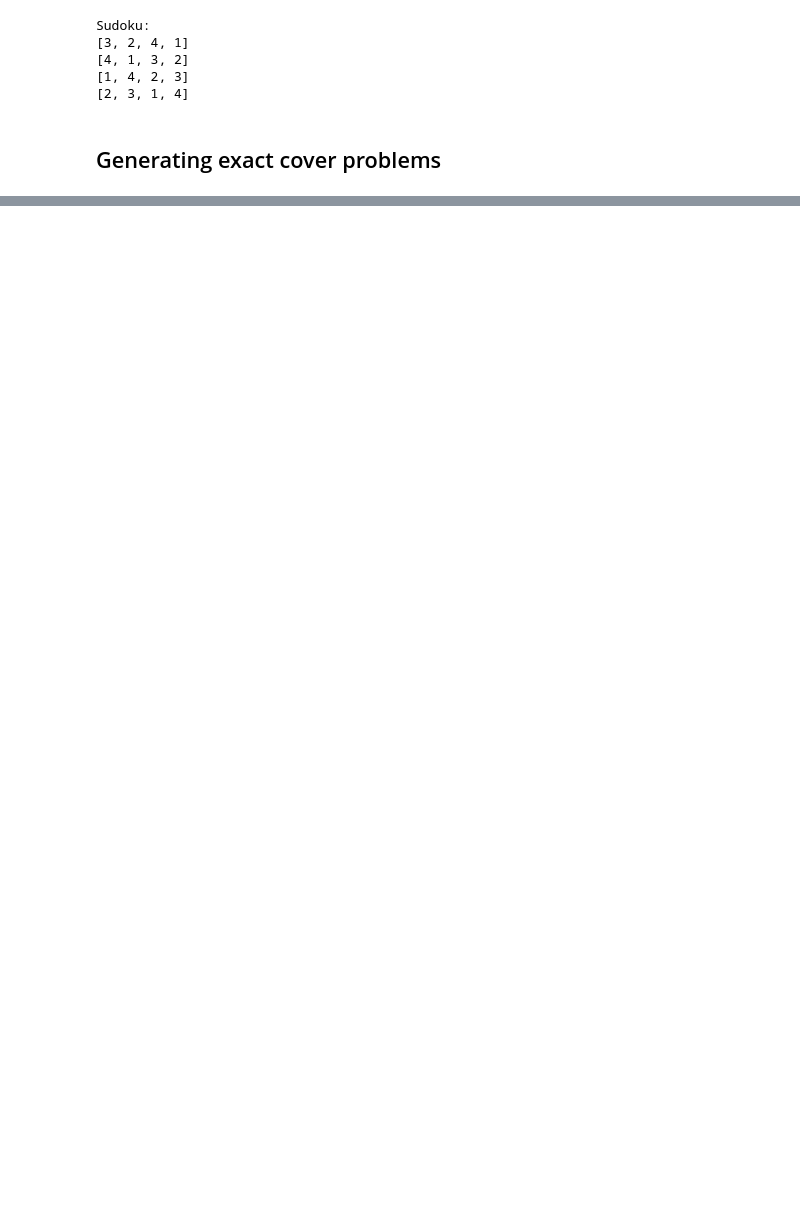
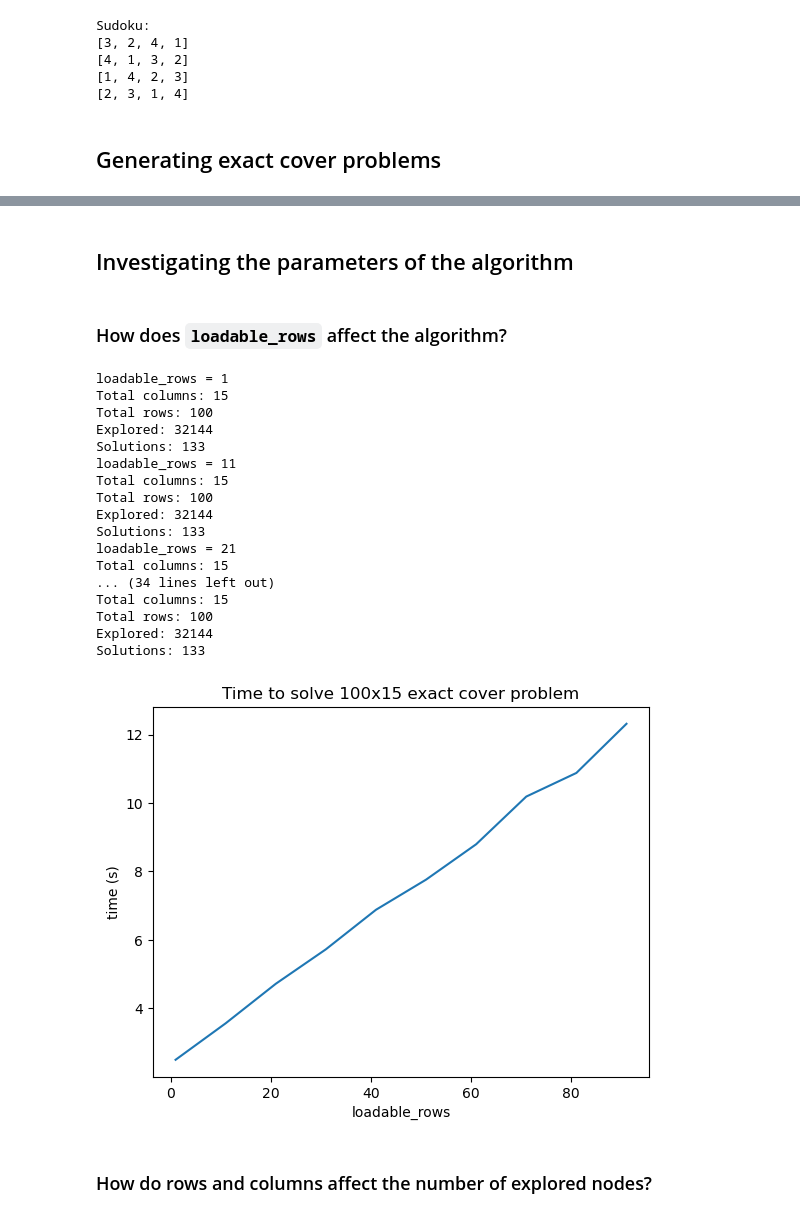
Before and after one commit to festad/University-Notes, a Jupyter notebook: algstrdat/prog/py/exact_cover.ipynb, the cells around one changed output, grey strips where cells are left out. Drawn from its saved outputs; the diff is of its cells as text; code cells hidden in the pictures; blank space fills up the shorter version.

Commit message:
Plots

```diff
--- a/algstrdat/prog/py/exact_cover.ipynb
+++ b/algstrdat/prog/py/exact_cover.ipynb
@@ -240,7 +240,7 @@ When `loadable_rows` is small, the number of iterations of the while loop is lar
 each iteration is much shorter.
 # %%
 # Testing the resolution on a small instance
-cov = incremental_exact_cover("ec_instance.txt", 11)
+cov, _ = incremental_exact_cover("ec_instance.txt", 11)
 
 print("Solutions:")
 for solution in cov:
@@ -397,7 +377,7 @@ sdk_to_exc("sudoku_hard_4x4.sdk.txt", "sudoku_hard_4x4.exc.txt")
 # 3, 1, 0, 2,
 # 2, 4, 0, 0,
 
-sol_sudoku_easy_4x4 = incremental_exact_cover("sudoku_easy_4x4.exc.txt", loadable_rows=1)
+sol_sudoku_easy_4x4, _ = incremental_exact_cover("sudoku_easy_4x4.exc.txt", loadable_rows=1)
 print("Solutions:")
 print(sol_sudoku_easy_4x4)
 # %% [output]
@@ -438,7 +407,7 @@ Sudoku:
 # 0, 4, 0, 3
 # 2, 0, 1, 4
 
-sol_sudoku_pre_intermediate_4x4 = incremental_exact_cover("sudoku_pre_intermediate_4x4.exc.txt", loadable_rows=1)
+sol_sudoku_pre_intermediate_4x4, _ = incremental_exact_cover("sudoku_pre_intermediate_4x4.exc.txt", loadable_rows=1)
 print("Solutions:")
 print(sol_sudoku_pre_intermediate_4x4)
 # %% [output]
@@ -479,7 +437,7 @@ Sudoku:
 # 0, 4, 0, 3
 # 2, 0, 1, 4
 
-sol_sudoku_medium_4x4 = incremental_exact_cover("sudoku_medium_4x4.exc.txt", loadable_rows=1)
+sol_sudoku_medium_4x4, _ = incremental_exact_cover("sudoku_medium_4x4.exc.txt", loadable_rows=1)
 print("Solutions:")
 print(sol_sudoku_medium_4x4)
 # %% [output]
@@ -631,0 +566,56 @@ COV:
+# %% [markdown]
+## Investigating the parameters of the algorithm
+# %% [markdown]
+### How does `loadable_rows` affect the algorithm?
+# %%
+# Creating a random exact cover problem of size 100x15,
+# plotting a line chart showing how much time it takes to solve it
+# for values of loadable_rows from 1 to 100 with step 10
+
+import matplotlib.pyplot as plt
+import numpy as np
+import time
+
+N = 100
+M = 15
+
+matrix = generate_exact_cover(N, M, "generated_exact_cover.txt")
+
+def plot_time_to_solve(matrix, loadable_rows):
+    times = []
+    for i in range(1, N + 1, loadable_rows):
+        print(f"loadable_rows = {i}")
+        # times.append(%timeit -o -q incremental_exact_cover(filename="generated_exact_cover.txt", loadable_rows=i, verbose=False).loops)
+        start = time.time()
+        incremental_exact_cover(filename="generated_exact_cover.txt", loadable_rows=i, verbose=False)
+        end = time.time()
+        times.append(end - start)
+
+    plt.plot(range(1, N + 1, loadable_rows), times)
+    plt.xlabel("loadable_rows")
+    plt.ylabel("time (s)")
+    plt.title(f"Time to solve {N}x{M} exact cover problem")
+    plt.show()
+
+plot_time_to_solve(matrix, 10)
+# %% [output]
+loadable_rows = 1
+Total columns: 15
+Total rows: 100
+Explored: 32144
+Solutions: 133
+loadable_rows = 11
+Total columns: 15
+Total rows: 100
+Explored: 32144
+Solutions: 133
+loadable_rows = 21
+Total columns: 15
+... (34 lines left out)
+Total columns: 15
+Total rows: 100
+Explored: 32144
+Solutions: 133
+[figure, added]
+# %% [markdown]
+### How do rows and columns affect the number of explored nodes?
```
Also changed, not shown: parts of 10 cells of this notebook.
